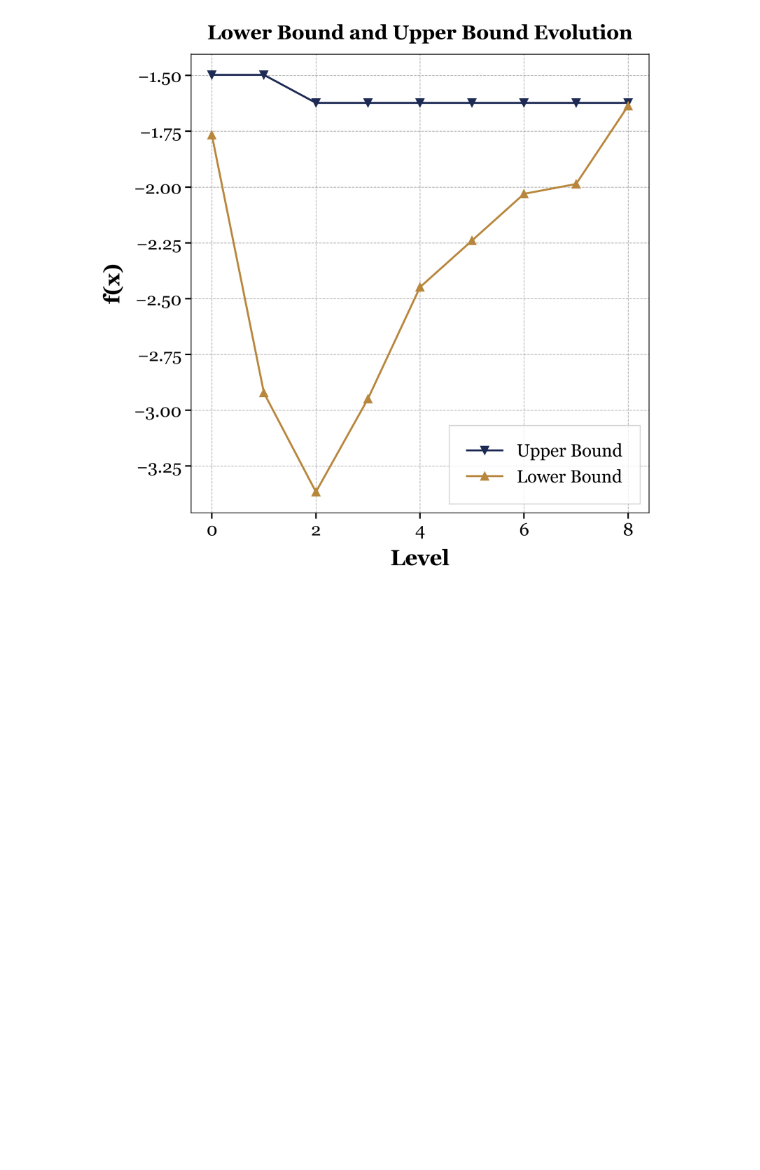
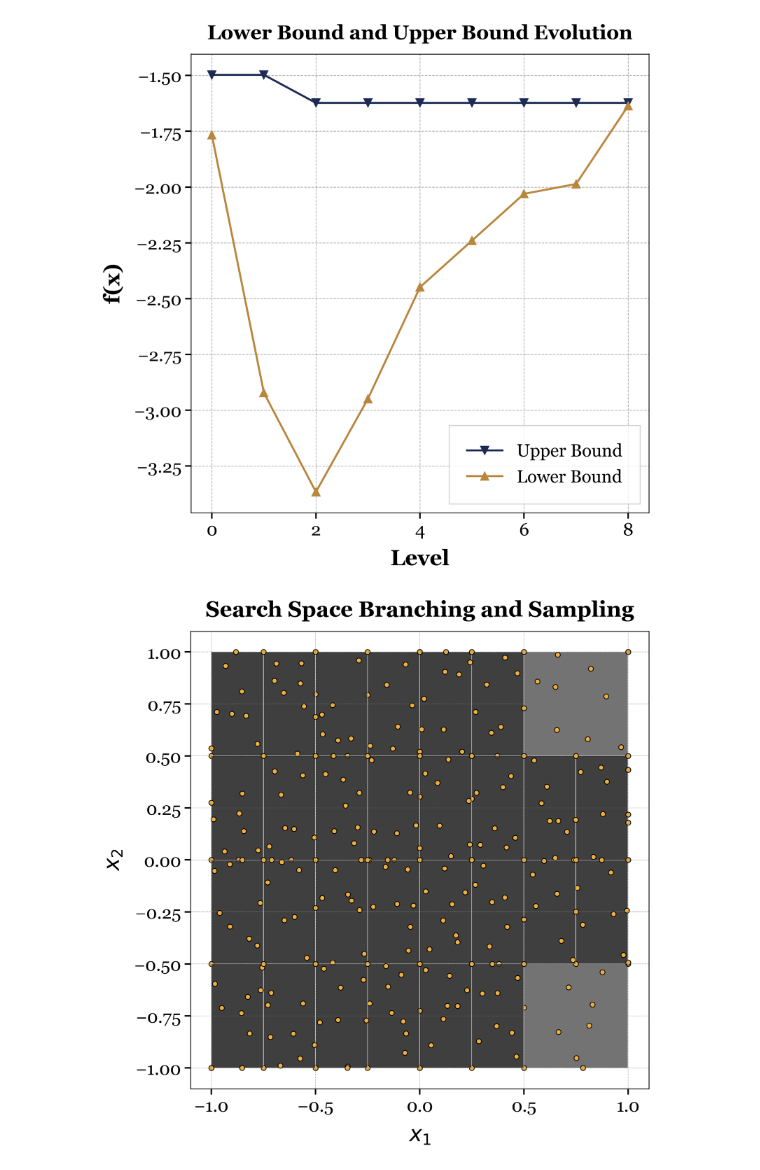
Before and after one commit to DDPSE/PyDDSBB, a Jupyter notebook: Examples/DDSBB Algorithm.ipynb, the cells around one changed output. Saved outputs shown, nothing was run; the diff lists cells and outputs as text; code cells hidden in the pictures; blank space fills up the shorter version.

```diff
--- a/Examples/DDSBB Algorithm.ipynb
+++ b/Examples/DDSBB Algorithm.ipynb
@@ -254,7 +256,7 @@ xopt : [[0. 0.]]
 # %%
 #initial number of samples = 21
 np.random.seed(100)
-bcp_solver_LC_IC = PyDDSBB.DDSBB(21, underestimator_option = 'Lipschitz-QUB',split_method = 'equal_bisection', \
+bcp_solver_LC_IC = PyDDSBB.DDSBB(21, underestimator_option = 'Hybrid-Lipschitz-QU',split_method = 'equal_bisection', \
                            variable_selection = 'longest_side', multifidelity = False, \
                            stop_option = {'absolute_tolerance': 0.05, 'relative_tolerance': 0.01, \
                                           'minimum_bound': 0.05, 'sampling_limit': 300, 'time_limit': 5000})
@@ -279,0 +288,14 @@ xopt : [[0. 0.]]
+# %%
+#initial number of samples = 21
+np.random.seed(100)
+bcp_solver_LC_bound = PyDDSBB.DDSBB(21, underestimator_option = 'Lipschitz-QUB',split_method = 'equal_bisection', \
+                           variable_selection = 'longest_side', multifidelity = False, \
+                           stop_option = {'absolute_tolerance': 0.05, 'relative_tolerance': 0.01, \
+                                          'minimum_bound': 0.05, 'sampling_limit': 300, 'time_limit': 5000})
+
+bcp_solver_LC_bound.optimize(model_bcp)
+bcp_solver_LC_bound.print_result()
+yopt_bcp = bcp_solver_LC_bound.get_optimum()  ### Get optimal solution
+xopt_bcp = bcp_solver_LC_bound.get_optimizer() ### Get optimizer
+print('yopt : ' + str(yopt_bcp))
+print('xopt : ' + str(xopt_bcp))
@@ -736,3 +770,85 @@ plt.show()
 # %% [output]
 [figure]
 [figure]
+# %%
+## Lowerbound and upperbound for lipschitz-informed underestimator
+fig = plt.figure(figsize=(8, 8), dpi=300)
+ax2 = fig.add_subplot(1, 1, 1)
+
+marker_clr = '#EEAE40'
+for level in bcp_solver_LC_bound.Tree.keys():
+    for node in bcp_solver_LC_bound.Tree[level].values():
+        shade1 = np.arange(node.bounds[0, 0], node.bounds[1, 0], 0.001)
+        ax2.fill_between(
+            shade1,
+            node.bounds[1, 1],
+            node.bounds[0, 1],
+            facecolor=plt.cm.Greys(level / len(bcp_solver_LC_bound.Tree.keys())),
+            edgecolor='white',
+            linewidth=0.4,
+            alpha=0.8
+        )
+        ax2.scatter(
+            node.x[:, 0],
+            node.x[:, 1],
+            marker='.',
+            s=100,
+            c=marker_clr,
+            edgecolors='black',
+            linewidth=0.75
+        )
+
+ax2.set_xlabel('$x_1$', fontsize=22, fontweight='bold', labelpad=10)
+ax2.set_ylabel('$x_2$', fontsize=22, fontweight='bold', labelpad=10)
+ax2.tick_params(axis='both', labelsize=18, width=1.5, length=6)
+ax2.grid(color='gray', linestyle='--', linewidth=0.5, alpha=0.6)
+ax2.set_title('Search Space Branching and Sampling', fontsize=22, fontweight='bold', pad=15)
+plt.tight_layout()
+
+plt.show()
+
+###-------------------------------------------------------------------------------------------
+fig = plt.figure(figsize=(8,8), dpi=300)
+ax = fig.add_subplot(1, 1, 1)
+
+levels = range(len(bcp_solver_LC_bound._lowerbound_hist))
+
+ax.plot(
+    levels,
+    bcp_solver_LC_bound._upperbound_hist,
+    label='Upper Bound',
+    color= '#1d2a54',
+    marker='v',
+    markersize=8,
+    linewidth=2
+)
+ax.plot(
+    levels,
+    bcp_solver_LC_bound._lowerbound_hist,
+    label='Lower Bound',
+    color='#b8873d',
+    marker='^',
+    markersize=8,
+    linewidth=2
+)
+ax.set_xlabel('Level', fontsize=22, fontweight='bold', labelpad=10)
+ax.set_ylabel('f(x)', fontsize=22, fontweight='bold', labelpad=10)
+
+ax.tick_params(axis='both', labelsize=18, width=1.5, length=6)
+
+ax.legend(
+    fontsize=18,
+    frameon=True,
+    loc='lower right',
+    fancybox=False,
+    shadow=False,
+    borderpad=1
+)
+
+ax.grid(color='gray', linestyle='--', linewidth=0.7, alpha=0.6)
+ax.set_title('Lower Bound and Upper Bound Evolution', fontsize=20, fontweight='bold', pad=15)
+
+plt.tight_layout()
+plt.show()
+# %% [output]
+[figure, added]
```
Also changed, not shown: parts of 13 cells of this notebook, 2 other files.
